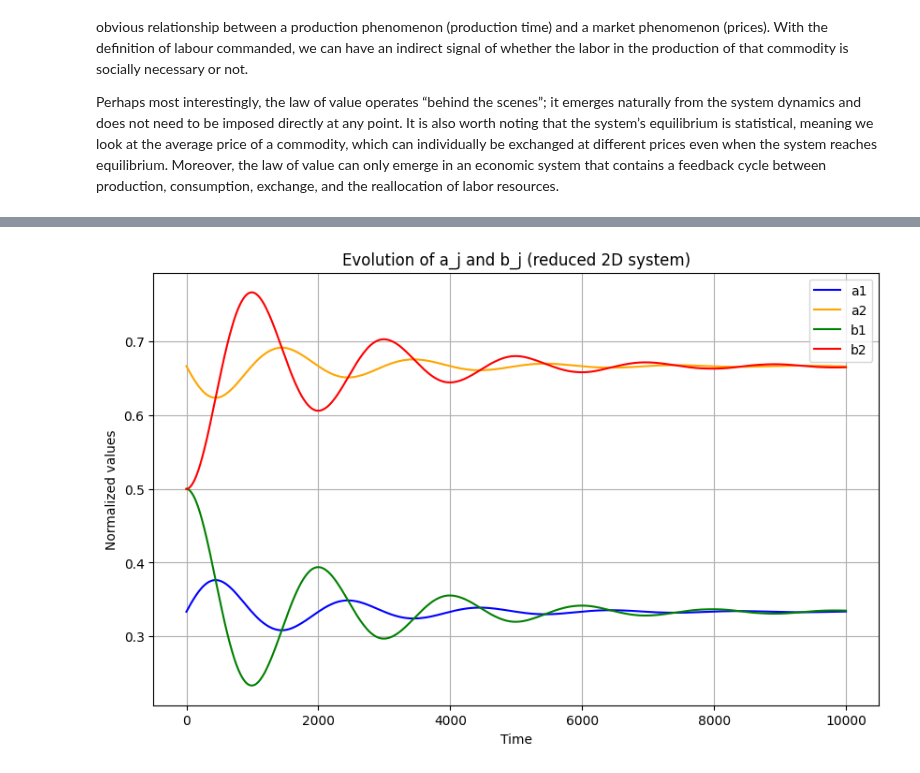
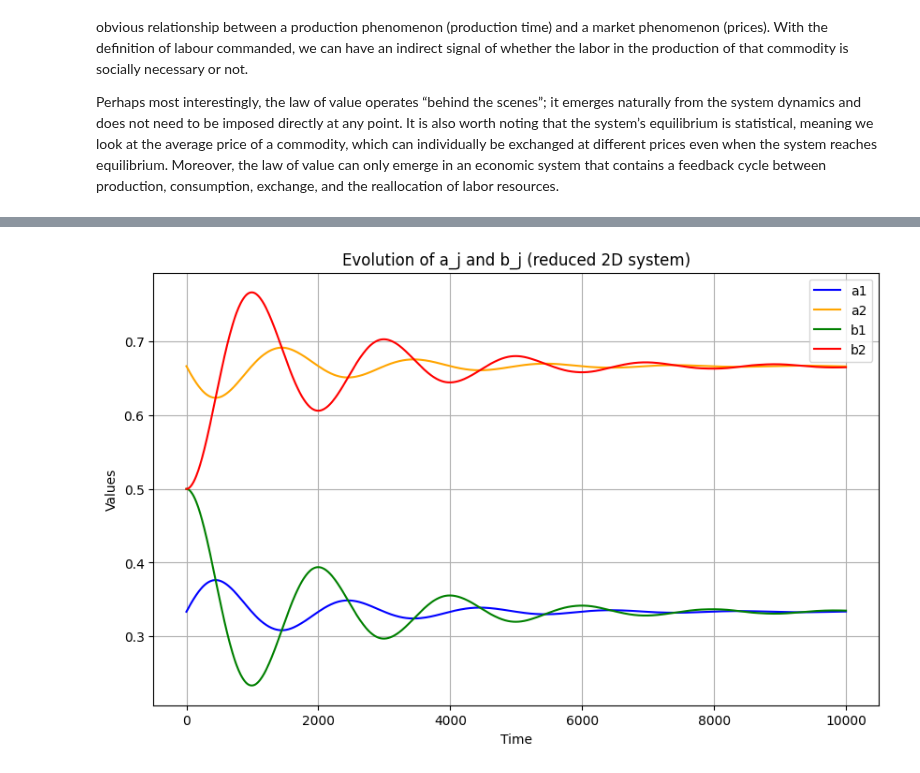
Before and after one commit to jdansb/Econophysics, a Jupyter notebook: files/Statistical_approximation_of_the_law_of_value_(EBM).ipynb, the cells around one changed output, grey strips where cells are left out. Drawn from its saved outputs; the diff is of its cells as text; code cells hidden in the pictures.

```diff
--- a/files/Statistical_approximation_of_the_law_of_value_(EBM).ipynb
+++ b/files/Statistical_approximation_of_the_law_of_value_(EBM).ipynb
@@ -379,5 +468,5 @@ Perhaps most interestingly, the law of value operates “behind the scenes”; i
 # %%
-# We can use the restriction to reduce the dimensions of the system in two equations, writing the last one as the one minus the sum of the others. So, if we've got L commodity, we don't have 2L equations, but 2L-2. I guess this is the most elegant solution. And it still bothers me that my result is not exact in the computational version of this model.
+#I'm kidding, I have trouble knowing when to stop, so here is the reduced system with 2L-2 equations for L=2. Did you know that I didn't sleep last night thinking about this? And it still bothers me that my result is not exact in the computational version of this model.
 
 import numpy as np
 from scipy.integrate import solve_ivp
@@ -409,32 +498,32 @@ def model_reduced(t, y):
     S = (l[0]*b1)/(c[0]*a1) + (l[1]*b2)/(c[1]*a2)
 
     # Derivatives for independent variables
     da1dt = psi*gamma*M*(b1 - a1*S)
     db1dt = -omega*N*(a1/l[0] - 1/c[0])
 
     return [da1dt, db1dt]
 
 # Integration
 t_eval = np.linspace(0, 10000, 1000)
 sol = solve_ivp(model_reduced, [0, 10000], y0, t_eval=t_eval, method='RK45')
 
 # Recover full variables
 a1 = sol.y[0]
 a2 = 1 - a1
 b1 = sol.y[1]
 b2 = 1 - b1
 
 # Plot
 plt.figure(figsize=(10,6))
 plt.plot(sol.t, a1, label='a1', color='blue')
 plt.plot(sol.t, a2, label='a2', color='orange')
 plt.plot(sol.t, b1, label='b1', color='green')
 plt.plot(sol.t, b2, label='b2', color='red')
 plt.xlabel('Time')
-plt.ylabel('Normalized values')
+plt.ylabel('Values')
 plt.title('Evolution of a_j and b_j (reduced 2D system)')
 plt.legend()
 plt.grid(True)
 plt.show()
 # %% [output]
-[figure, old version]
+[figure, new version]
```
Also changed, not shown: parts of 1 cell of this notebook.
